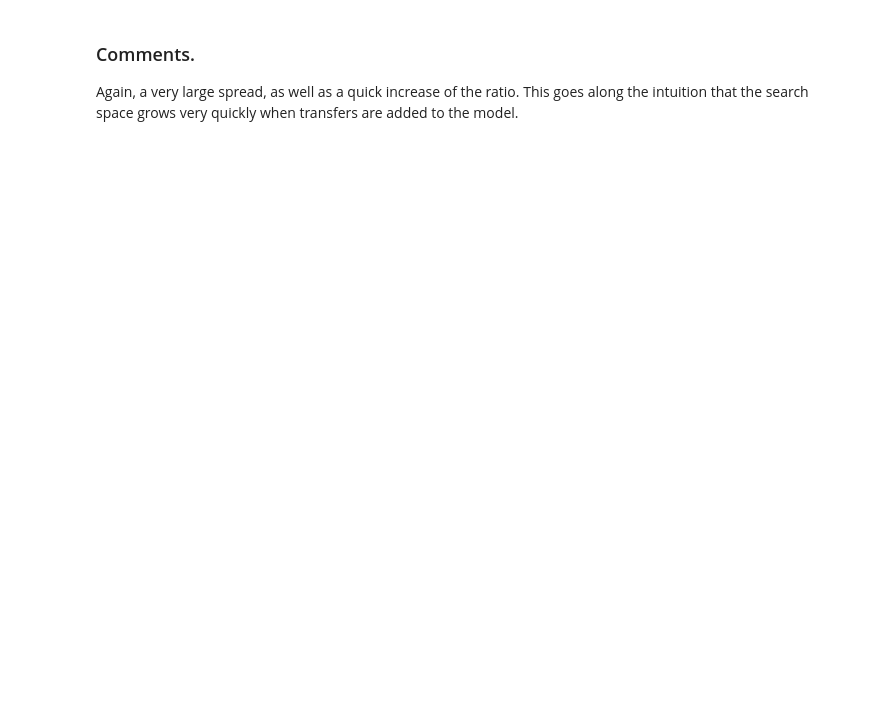
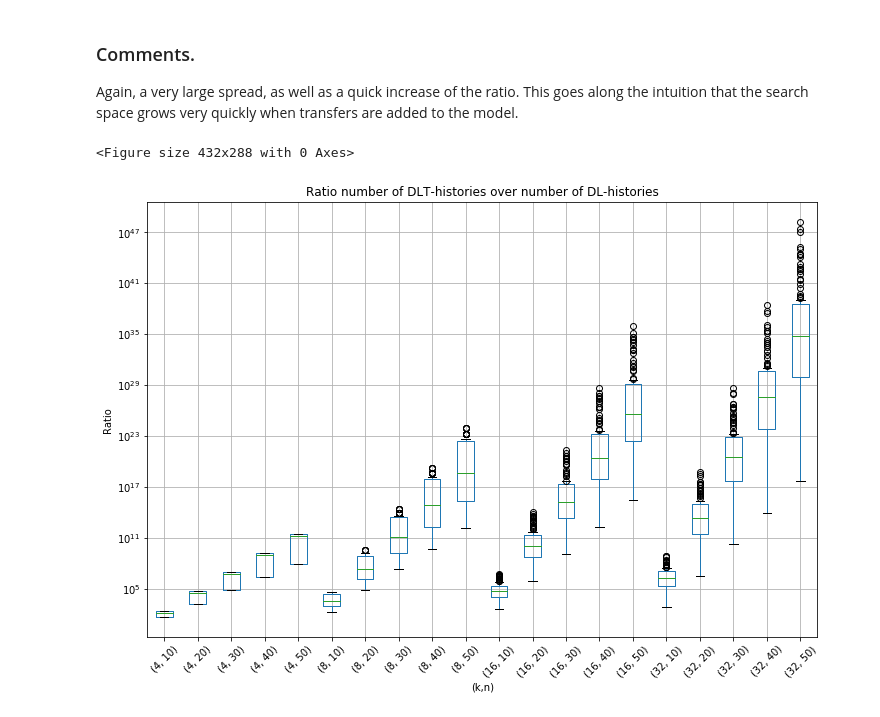
Before and after one commit to cchauve/DLT-Histories, a Jupyter notebook: exp/09-01-2019-exp1-redone/doc/exp1.ipynb, the cells around one changed output. Cells and saved outputs as stored; diff of their text form; code cells hidden in the pictures; blank space fills up the shorter version.

Commit message:
figure of the ratios DLT-histories/DL-histories

```diff
--- a/exp/09-01-2019-exp1-redone/doc/exp1.ipynb
+++ b/exp/09-01-2019-exp1-redone/doc/exp1.ipynb
@@ -80,6 +81,19 @@ def compute_ratio_DL_DLT(RESULTS,S_SIZES,H_SIZES,S_TREES_INDEX):
     for s in S_SIZES:
         for n in H_SIZES:
             ratios = np.array([RESULTS[('U','DLT')][s][n][t]/RESULTS[('U','DL')][s][n][t] for t in S_TREES_INDEX])
+            RATIOS[s][n] = ratios
+
+    RATIOS_frame = pd.DataFrame.from_dict({(s,n): RATIOS[s][n]
+                                          for s in RATIOS.keys()
+                                          for n in RATIOS[s].keys()},
+                                          orient='index')
+    return((RATIOS,RATIOS_frame))
+
+def compute_ratio_stats_DL_DLT(RESULTS,S_SIZES,H_SIZES,S_TREES_INDEX):
+    RATIOS = {s:{n:{} for n in H_SIZES}  for s in S_SIZES}
+    for s in S_SIZES:
+        for n in H_SIZES:
+            ratios = np.array([RESULTS[('U','DLT')][s][n][t]/RESULTS[('U','DL')][s][n][t] for t in S_TREES_INDEX])
             RATIOS[s][n] = {'avg':np.mean(ratios), 'std':np.std(ratios), 'min':np.min(ratios), 'argmin': np.argmin(ratios), 'max':np.max(ratios), 'argmax': np.argmax(ratios), 'max/min':np.max(ratios)/np.min(ratios)}
 
     RATIOS_frame = pd.DataFrame.from_dict({(s,n): RATIOS[s][n]
@@ -154,3 +169,18 @@ RATIOS_DLT_DL_1a_frame
 # %% [markdown]
 ### Comments.
 Again, a very large spread, as well as a quick increase of the ratio. This goes along the intuition that the search space grows very quickly when transfers are added to the model.
+# %%
+# Creating boxplots
+
+RATIOS_DLT_DL_1a_frame.transpose()
+
+plt.figure()
+ax1 = RATIOS_DLT_DL_1a_frame.transpose().plot(kind='box', grid=True, return_type='axes', figsize=(12,8), title='Ratio number of DLT-histories over number of DL-histories')
+ax1.set_ylabel('Ratio')
+ax1.set_xlabel('(k,n)')
+ax1.set_yscale('log')
+plt.xticks(rotation=45)
+plt.show()
+# %% [output]
+<Figure size 432x288 with 0 Axes>
+[figure, added]
```
Also changed, not shown: parts of 4 cells of this notebook.
